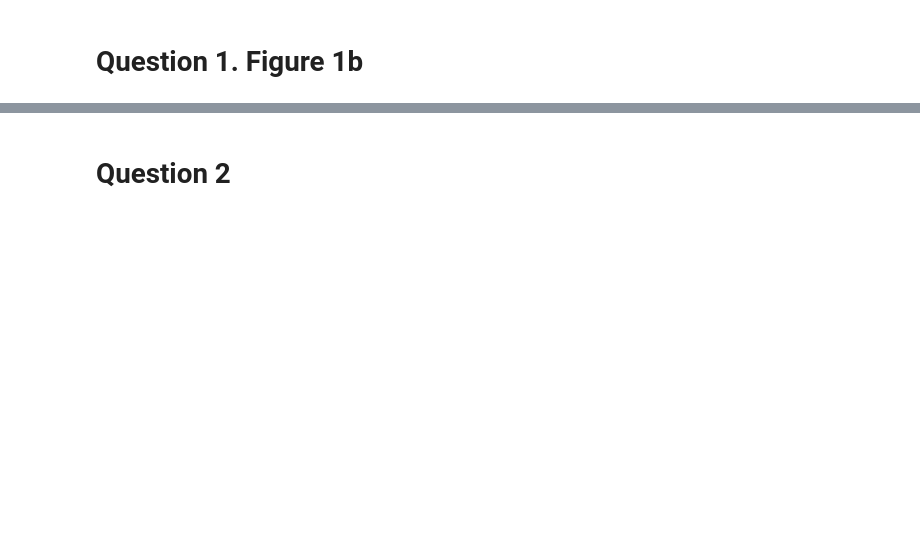
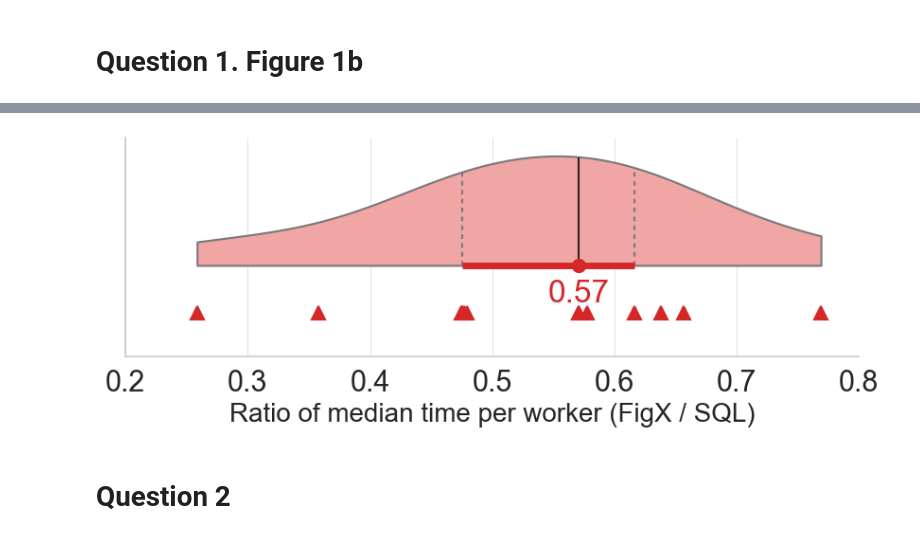
Before and after one commit to VisDunneRight/rel-diag_mturk_analysis, a Jupyter notebook: rel-diag_mturk_analysis.ipynb, the cells around one changed output, grey strips where cells are left out. Cells and saved outputs as stored; diff of their text form; code cells hidden in the pictures; blank space fills up the shorter version.

```diff
--- a/rel-diag_mturk_analysis.ipynb
+++ b/rel-diag_mturk_analysis.ipynb
@@ -435,40 +508,42 @@ axeb = plt.errorbar(median_ratio, 0, xerr=np.array([[ci_ratio_delta[0], ci_ratio
                     lw = 5,
                     zorder=100,      # higher means more visible
                     capsize = 10,
-                    capthick = 4,
-                    # capthick = 0,
+                    # capthick = 4,
+                    capthick = 0,
                     # color = 'black',
                     color = my_cmap_dark[0],
                     )
 
 med = np.median(sample)
 # ax.text(med, 0.32, f'{100*med:.1f}%', horizontalalignment='center', color='black', fontsize=20)
 # ax.text(med, 0.32, f'{med:.2f}', horizontalalignment='center', color='black', fontsize=20)
 ax.text(med, -0.1, f'{med:.2f}', horizontalalignment='center',
         # color='black',
         color = my_cmap_dark[0],
         fontsize=figfont_size)
 # ax.text(ci_ratio.low, 0.04, f'{100*ci_ratio.low:.1f}%', horizontalalignment='center', color='black', fontsize=20)
 # ax.text(ci_ratio.high, 0.04, f'{100*ci_ratio.high:.1f}%', horizontalalignment='center', color='black', fontsize=20)
 
 
 # Additional settings
 # ax.set_ylim(-0.2, 0.4)
 ax.set_ylim(-0.25, 0.35)
 ax.set_ylabel(None)         # remove the 'all'
 ax.set_xlim(0.2, 0.8)
 # ax.set_xlabel('Ratio of median time per worker (RD / SQL)', size = xlab_size)
 ax.set_xlabel('Ratio of median time per worker (FigX / SQL)', size = xlab_size)
 sns.despine()               # remove bounding box
 plt.grid(axis = 'x', linewidth = 0.5, color = 'lightgray')
 ax.legend_.remove()
 
 import matplotlib.ticker as mtick
 # ax.xaxis.set_major_formatter(mtick.PercentFormatter(1.0))           # show in percentage
 
 if savefig:
     plt.savefig(fig_dir + "/q1_figure2.pdf", bbox_inches='tight')
     plt.savefig(fig_dir + "/q1_figure2.svg", bbox_inches='tight')
+# %% [output]
+[figure, added]
 # %% [markdown]
 # Question 2
 # %%
```
Also changed, not shown: parts of 13 cells of this notebook, 1 other file.
